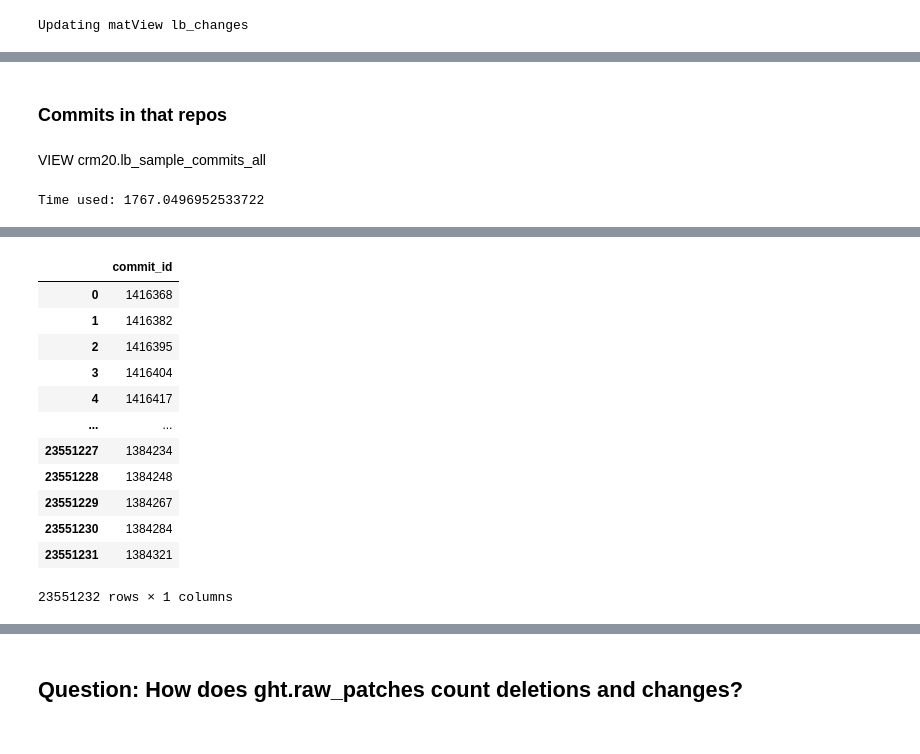
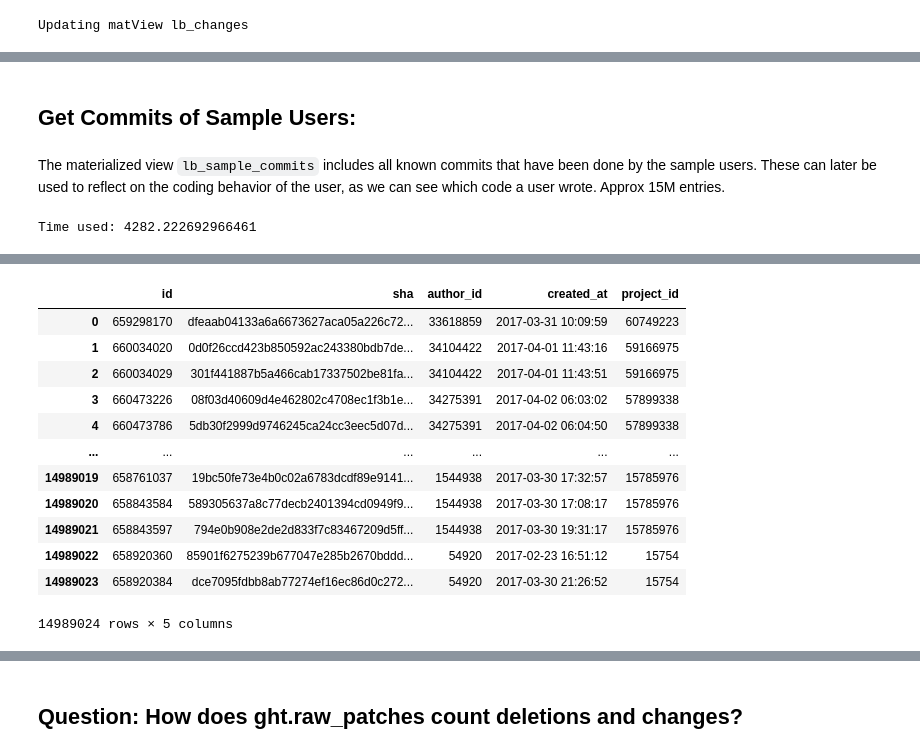
Before and after one commit to LeonBein/CRM20, a Jupyter notebook: DataExplorer.ipynb, the cells around one changed output, grey strips where cells are left out. Drawn from its saved outputs; the diff is of its cells as text; code cells hidden in the pictures.

Commit message:
Repo and notebook cleanups - current progress

```diff
--- a/DataExplorer.ipynb
+++ b/DataExplorer.ipynb
@@ -153,28 +225,33 @@ Time used: 4.75212287902832
-# %% [markdown]
-### Commits in that repos
-# %% [markdown]
-VIEW crm20.lb_sample_commits_all
+# %% [markdown]
+## Get Commits of Sample Users:
+# %% [markdown]
+The materialized view `lb_sample_commits` includes all known commits that have been done by the sample users. These can later be used to reflect on the coding behavior of the user, as we can see which code a user wrote. Approx 15M entries.
 # %%
 dbUtils.runQuery('''
-    CREATE MATERIALIZED VIEW crm20.lb_sample_commits_all AS
-    (SELECT commit_id
-    FROM ght.project_commits, crm20.lb_sample_projects
-    WHERE project_id = repo_id );
-    SELECT * FROM crm20.lb_sample_commits_all
+    DROP MATERIALIZED VIEW IF EXISTS crm20.lb_sample_commits;
+
+    CREATE MATERIALIZED VIEW crm20.lb_sample_commits AS (
+        SELECT commits.id, sha, author_id, created_at, project_id
+        FROM crm20.lb_sample_projects, ght.commits, lb_sample_users
+        WHERE repo_id = project_id
+        AND author_id = lb_sample_users.id
+    );
+
+    SELECT * FROM crm20.lb_sample_commits
 ''')
 # %% [output]
-Time used: 1767.0496952533722
+Time used: 4282.222692966461
 [interactive output not drawn]
-|  | commit_id |
-| 0 | 1416368 |
-| 1 | 1416382 |
-| 2 | 1416395 |
-| 3 | 1416404 |
-| 4 | 1416417 |
-| ... | ... |
-| 23551227 | 1384234 |
-| 23551228 | 1384248 |
-| 23551229 | 1384267 |
-| 23551230 | 1384284 |
-| 23551231 | 1384321 |
+|  | id | sha | author_id | created_at | project_id |
+| 0 | 659298170 | dfeaab04133a6a6673627aca05a226c72... | 33618859 | 2017-03-31 10:09:59 | 60749223 |
+| 1 | 660034020 | 0d0f26ccd423b850592ac243380bdb7de... | 34104422 | 2017-04-01 11:43:16 | 59166975 |
+| 2 | 660034029 | 301f441887b5a466cab17337502be81fa... | 34104422 | 2017-04-01 11:43:51 | 59166975 |
+| 3 | 660473226 | 08f03d40609d4e462802c4708ec1f3b1e... | 34275391 | 2017-04-02 06:03:02 | 57899338 |
+| 4 | 660473786 | 5db30f2999d9746245ca24cc3eec5d07d... | 34275391 | 2017-04-02 06:04:50 | 57899338 |
+| ... | ... | ... | ... | ... | ... |
+| 14989019 | 658761037 | 19bc50fe73e4b0c02a6783dcdf89e9141... | 1544938 | 2017-03-30 17:32:57 | 15785976 |
+| 14989020 | 658843584 | 589305637a8c77decb2401394cd0949f9... | 1544938 | 2017-03-30 17:08:17 | 15785976 |
+| 14989021 | 658843597 | 794e0b908e2de2d833f7c83467209d5ff... | 1544938 | 2017-03-30 19:31:17 | 15785976 |
+| 14989022 | 658920360 | 85901f6275239b677047e285b2670bddd... | 54920 | 2017-02-23 16:51:12 | 15754 |
+| 14989023 | 658920384 | dce7095fdbb8ab77274ef16ec86d0c272... | 54920 | 2017-03-30 21:26:52 | 15754 |
-23551232 rows × 1 columns
+14989024 rows × 5 columns
```
Also changed, not shown: parts of 34 cells of this notebook, 5 other files.
